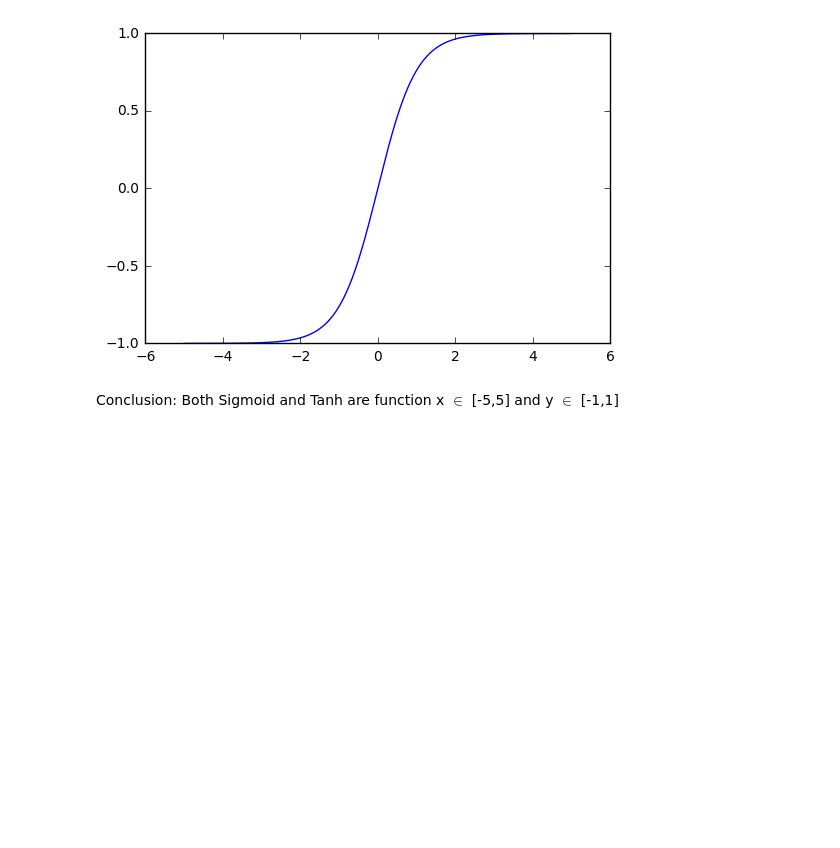
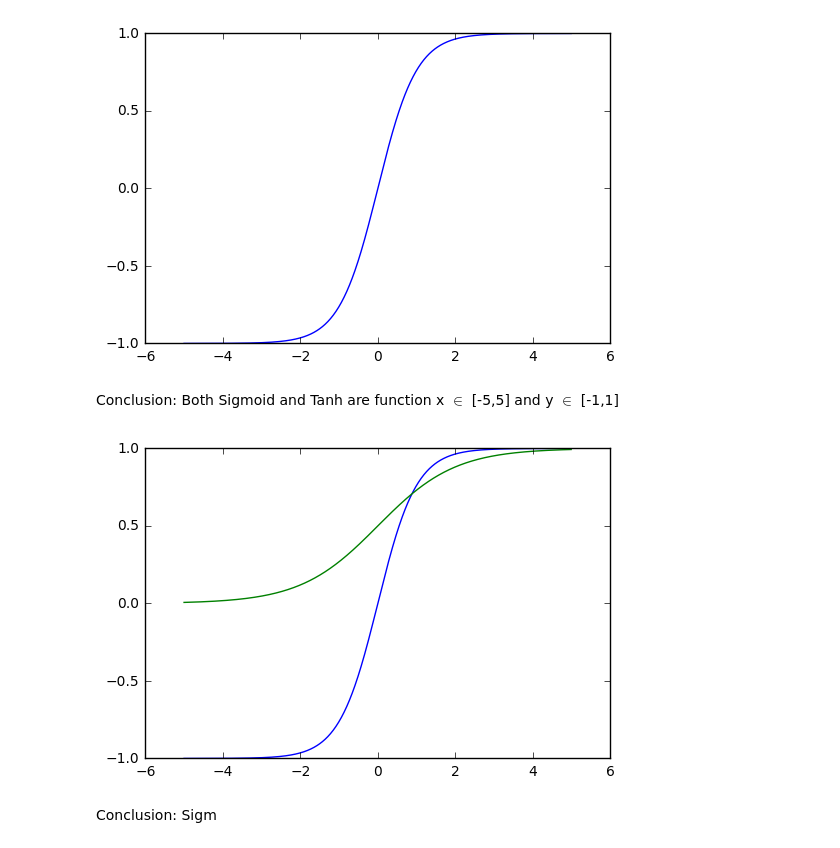
Before and after one commit to peter6888/cs224n, a Jupyter notebook: Experiment_Sigmoid_Tanh.ipynb, the cells around one changed output. Saved outputs shown, nothing was run; the diff lists cells and outputs as text; code cells hidden in the pictures; blank space fills up the shorter version.

Commit message:
one more experiment about Sigmoid

```diff
--- a/Experiment_Sigmoid_Tanh.ipynb
+++ b/Experiment_Sigmoid_Tanh.ipynb
@@ -55,3 +55,12 @@ plt.show()
 [figure]
 # %% [markdown]
 Conclusion: Both Sigmoid and Tanh are function x $\in$ [-5,5] and y $\in$ [-1,1]
+# %%
+x = np.arange(-5,5,0.01)
+plt.plot(x, np.tanh(x))
+plt.plot(x, sigmoid(x))
+plt.show()
+# %% [output]
+[figure, added]
+# %% [markdown]
+Conclusion: Sigm
```
